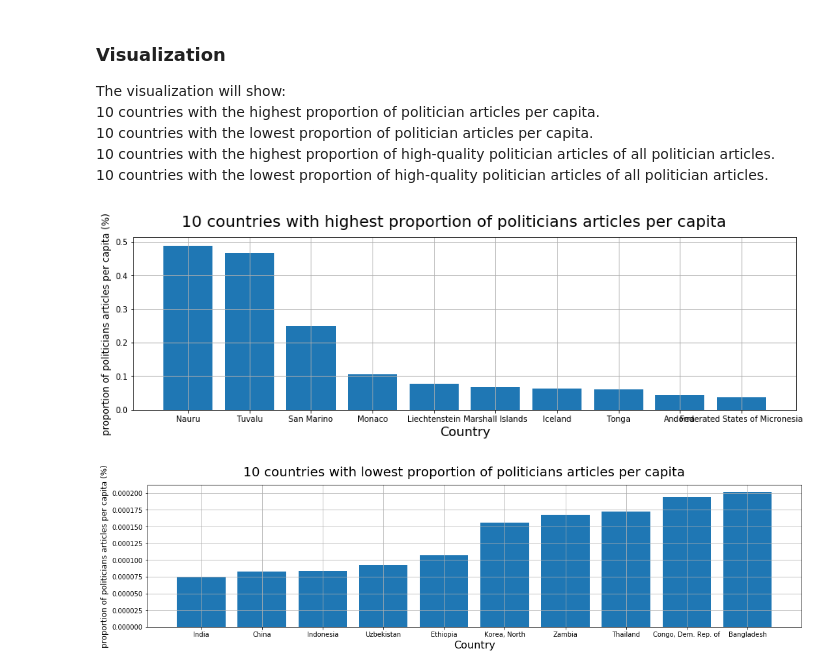
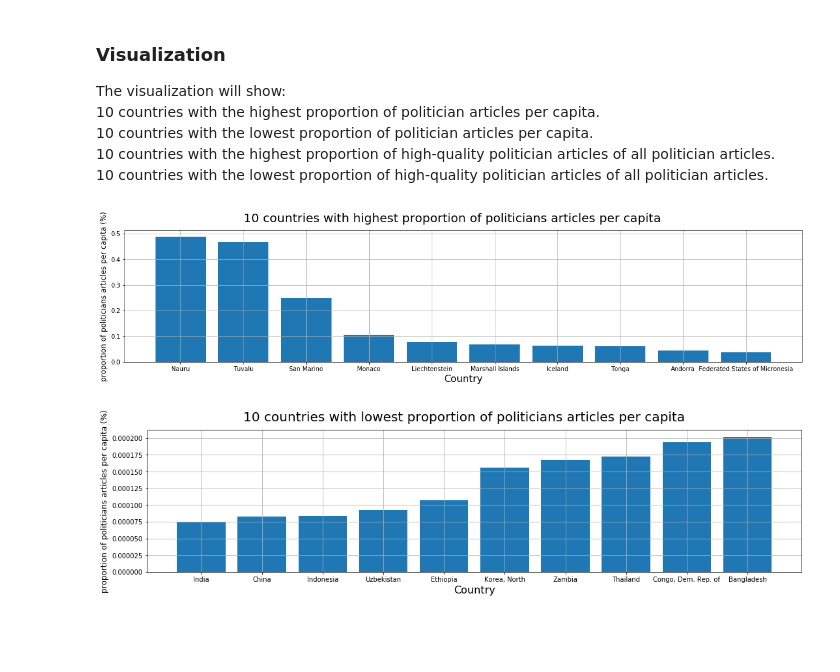
Before and after one commit to anqiwang0827/data-512-a2, a Jupyter notebook: ProgrammingStep/hcds-a2-bias.ipynb, the cells around one changed output. Saved outputs shown, nothing was run; the diff lists cells and outputs as text; code cells hidden in the pictures; blank space fills up the shorter version.

```diff
--- a/ProgrammingStep/hcds-a2-bias.ipynb
+++ b/ProgrammingStep/hcds-a2-bias.ipynb
@@ -257,19 +257,19 @@ rank2 =high_quality_analysis.sort_values(['high_quality_percentage'], ascending=
 rank2_reverse  =high_quality_analysis.sort_values(['high_quality_percentage'], ascending=[True])
 # %%
 #10 countries with highest proportion of articles-per-capita
-fig = plt.figure(figsize=(15,4))
+fig = plt.figure(figsize=(20,4))
 ax = plt.subplot(111)
 x=[1,2,3,4,5,6,7,8,9,10]
 labels=rank1[:10]['country'].tolist()
 y=[x * 100 for x in rank1[:10]['articles_per_population'].tolist()]
 ax.bar(x,y, align='center')
 plt.suptitle('10 countries with highest proportion of politicians articles per capita', fontsize=20)
 plt.xticks(x, labels)
 plt.xlabel('Country', fontsize=16)
 plt.ylabel('proportion of politicians articles per capita (%)', fontsize=12)
 plt.grid(True)
 # %% [output]
-[figure, old version]
+[figure, new version]
 # %%
 # save the plot
 fig.savefig('10 countries with highest proportion of politicians articles per capita.png')
```
Also changed, not shown: parts of 1 cell of this notebook.
